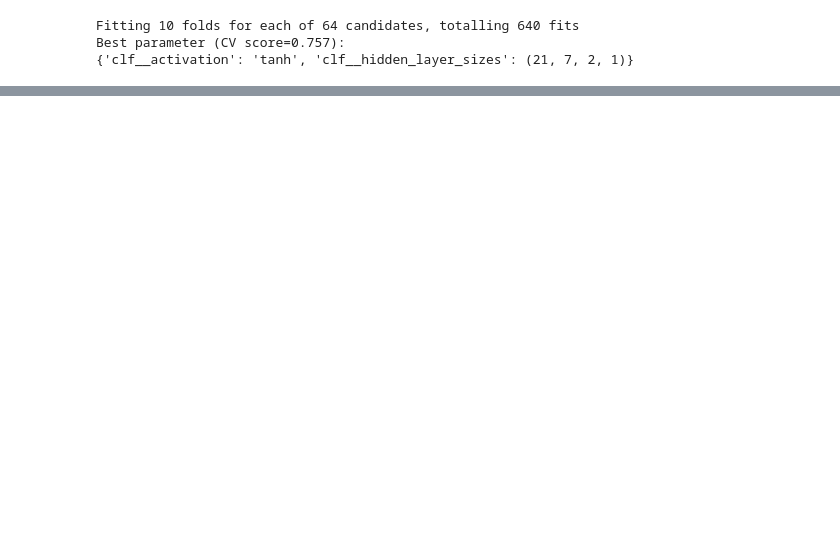
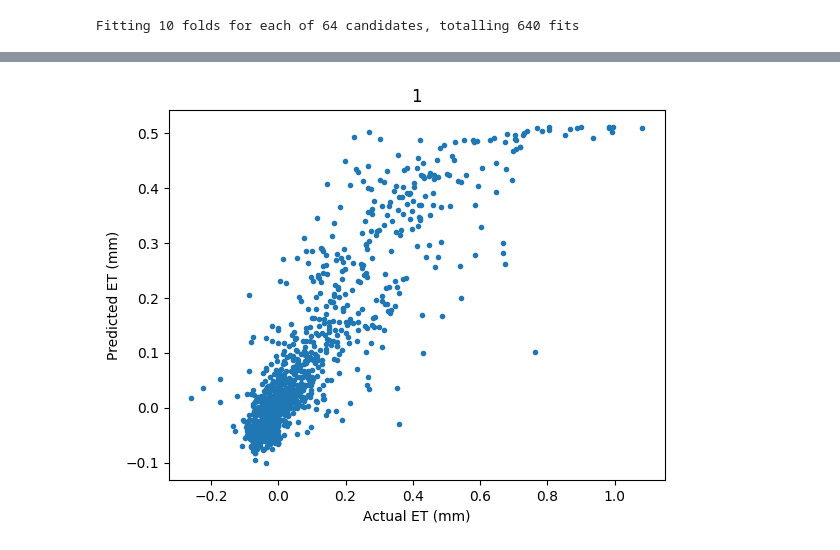
Before and after one commit to cafltar/CookIRCamET, a Jupyter notebook: et_mlp_comparison.ipynb, the cells around one changed output, grey strips where cells are left out. Saved outputs shown, nothing was run; the diff lists cells and outputs as text; code cells hidden in the pictures; blank space fills up the shorter version.

```diff
--- a/et_mlp_comparison.ipynb
+++ b/et_mlp_comparison.ipynb
@@ -26,10 +26,9 @@ inputs = ['Rg', 'Tair', 'rH', 'elevation',
        'fwsun', 'fwshd', 'Tssun', 'Tsshd', 'Trsun', 'Trshd', 'Tvsun', 'Tvshd',
        'Twsun', 'Twshd']
 # %%
-daily_flux_cook=pd.read_csv('E:/usda/work/CookIRCamET/Working/cookhy2023_batches_processed.csv')
-daily_flux_cprl=pd.read_csv('E:/usda/work/CookIRCamET/Working/cprlhy2023_batches_processed.csv')
+daily_flux_cook=pd.read_csv('../../work/CookIRCamET/Working/cookhy2023_batches_processed.csv')
+#daily_flux_cook_24=pd.read_csv('../../work/CookIRCamET/Working/cookhy2024_batches_processed.csv')
+daily_flux_cprl=pd.read_csv('../../work/CookIRCamET/Working/cprlhy2023_batches_processed.csv')
+#daily_flux_cook=pd.concat([daily_flux_cook_23,daily_flux_cook_24])
 # %%
 daily_flux = pd.concat([daily_flux_cook,daily_flux_cprl])
-# %%
-n_feats = len(inputs)
-period_length = 1
@@ -51,30 +35,56 @@ batches_train_et.shape
 # %%
-#Pipeline
-#initial scaling
-scaler = StandardScaler()
-clf = MLPRegressor(max_iter=10000)
-#tune hyperparameters
-layers = []
+n_feats = len(inputs)
+best_scores = []
+for period_length in [1,2,3,4,6]:
+    batched_flux = daily_flux[[*inputs]].values.reshape([-1,period_length*n_feats])
+    batched_et = daily_flux[['ET']].values.reshape([-1,period_length])
+    n_batches = batched_flux.shape[0]
+    n_train = int(0.9*n_batches)
+    n_test = n_batches-n_train
+    batches = np.arange(n_batches)
+    np.random.shuffle(batches)
+    train = batches[0:n_train]
+    test = batches[n_train:]
+    batches_train_et,batches_train_feats = np.sum(batched_et[train,:],axis=1),batched_flux[train,0:period_length*n_feats]
+    batches_test_et,batches_test_feats =  np.sum(batched_et[test,:],axis=1),batched_flux[test,0:period_length*n_feats]
+    batches_train_et.shape
 
-for layer1 in [1,3,7,21]:
-    for layer2 in [1,3,6,18]:
-        layer = (n_feats*period_length//layer1,int((n_feats*period_length//(layer2*layer1))**(2/3)),int((n_feats*period_length//(layer2*layer1))**(1/3)),period_length//layer2)
-        layers.append(layer)
+    #Pipeline
+    #initial scaling
+    scaler = StandardScaler()
+    clf = MLPRegressor(max_iter=10000)
+    #tune hyperparameters
+    layers = []
 
-parameters = {'clf__hidden_layer_sizes':layers,'clf__activation':['tanh','relu','logistic','linear']}
-pipeline = Pipeline(steps=[("scaler", scaler), ("clf", clf)])#
+    for layer1 in [1,3,7,21]:
+        for layer2 in [1,3,6,18]:
+            layer = (n_feats*period_length//layer1,int((n_feats*period_length//(layer2*layer1))**(2/3)),int((n_feats*period_length//(layer2*layer1))**(1/3)),period_length//layer2)
+            layers.append(layer)
 
-search = GridSearchCV(pipeline, parameters,n_jobs=-1,cv=10,verbose=3)
+    parameters = {'clf__hidden_layer_sizes':layers,'clf__activation':['tanh','relu','logistic','linear']}
+    pipeline = Pipeline(steps=[("scaler", scaler), ("clf", clf)])#
 
-search.fit(batches_train_feats, batches_train_et)
-print("Best parameter (CV score=%0.3f):" % search.best_score_)
-print(search.best_params_)
-filename = os.path.join(p3,'et_mlp_pipeline_'+str(period_length)+'_final.pk.sav')
-with open(filename, 'wb') as f:  # Python 3: open(..., 'wb'
-    pickle.dump(search.best_estimator_, f)
+    search = GridSearchCV(pipeline, parameters,n_jobs=-1,cv=10,verbose=3)
 
-pred = search.predict(batches_test_feats)
+    search.fit(batches_train_feats, batches_train_et)
+    print("Best parameter (CV score=%0.3f):" % search.best_score_)
+    print(search.best_params_)
+    filename = os.path.join(p3,'et_mlp_pipeline_'+str(period_length)+'_final.pk.sav')
+    with open(filename, 'wb') as f:  # Python 3: open(..., 'wb'
+        pickle.dump(search.best_estimator_, f)
+    pred = search.predict(batches_test_feats)
+    mlp = search.best_estimator_['clf']
+
+    n_param = 0
+    for i in range(4):
+        n_param+=mlp.coefs_[i].shape[0]*mlp.coefs_[i].shape[0]
+
+    best_scores.append([mean_squared_error(pred,batches_test_et)/period_length,
+                        r2_score(pred,batches_test_et),period_length,n_param,n_train])
+    plt.plot(batches_test_et,pred,'.')
+    plt.title(str(period_length))
+    plt.ylabel('Predicted ET (mm)')
+    plt.xlabel('Actual ET (mm)')
+    plt.show()
 # %% [output]
 Fitting 10 folds for each of 64 candidates, totalling 640 fits
-Best parameter (CV score=0.757):
-{'clf__activation': 'tanh', 'clf__hidden_layer_sizes': (21, 7, 2, 1)}
@@ -80,0 +108 @@ Best parameter (CV score=0.757):
+[figure, added]
```
Also changed, not shown: parts of 8 cells of this notebook, 8 other files.
